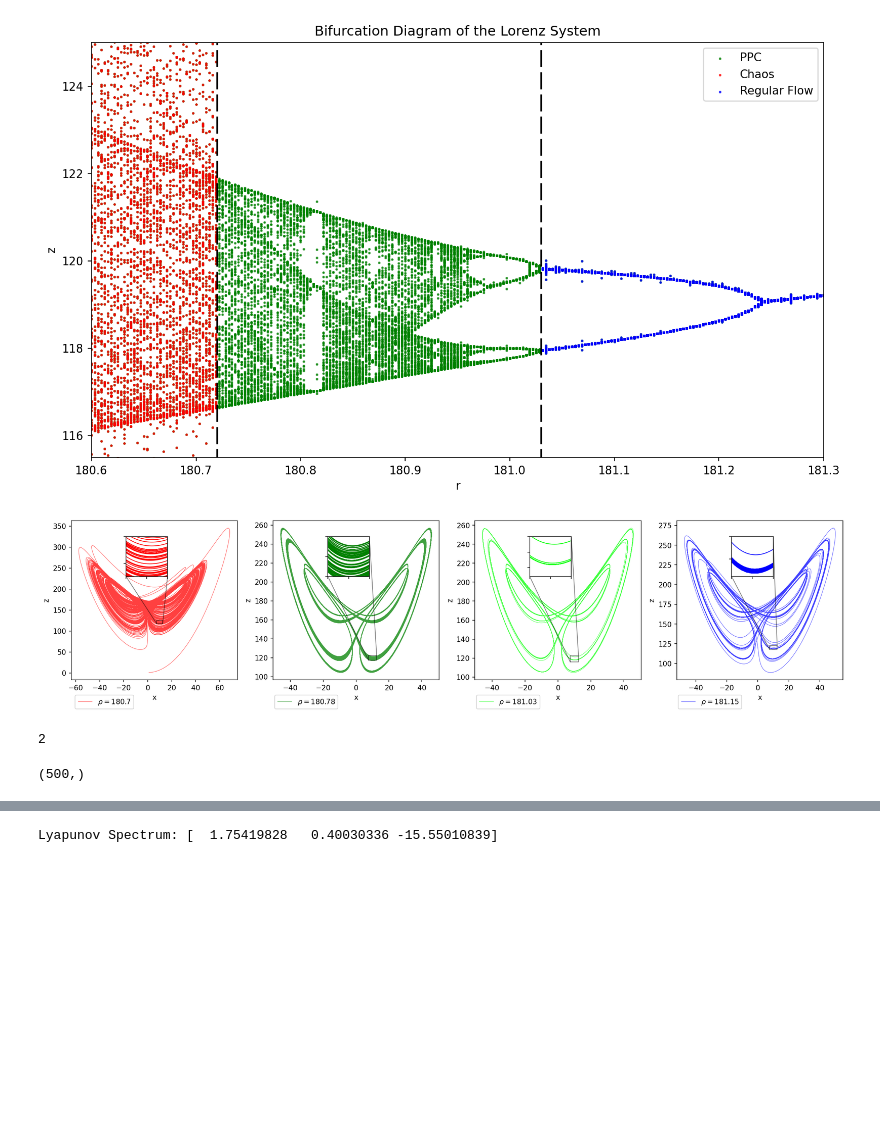
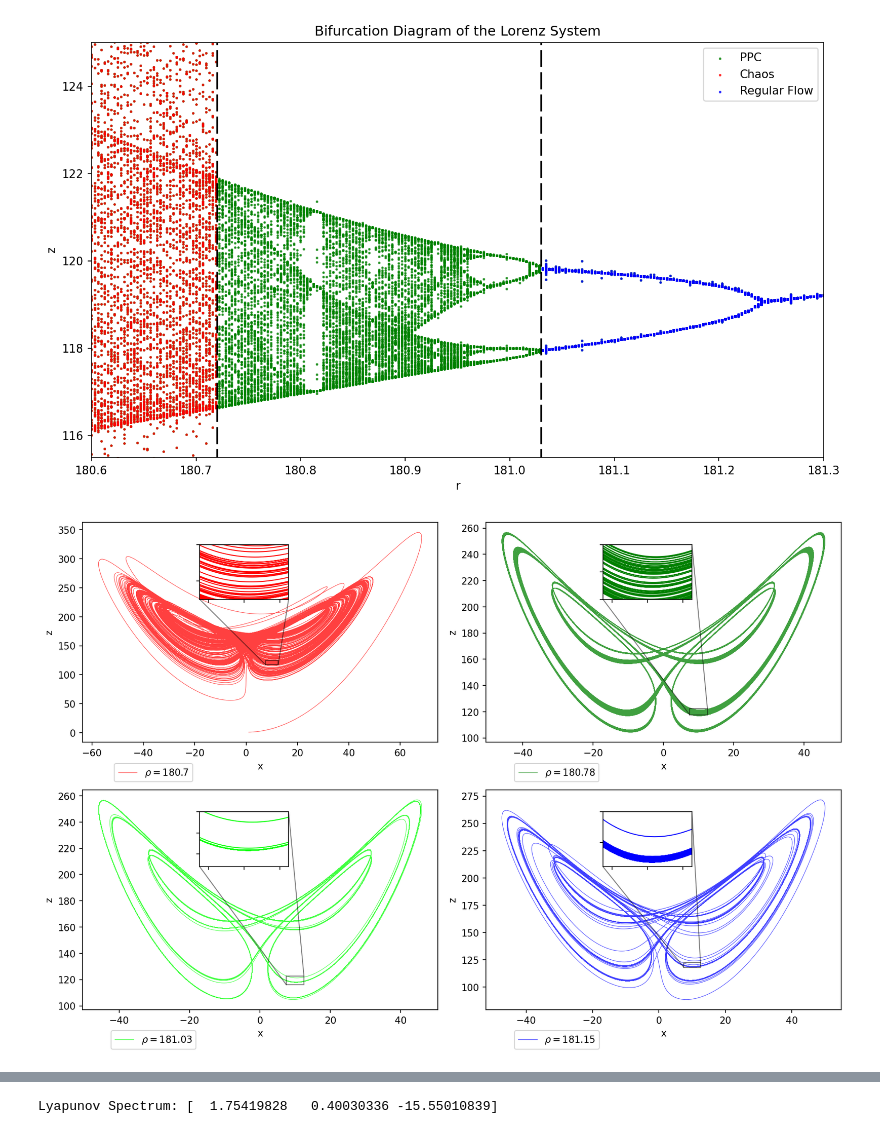
Before and after one commit to BKris2315/predicting-chaos-from-timeseries, a Jupyter notebook: notebooks/chaos_proj.ipynb, the cells around one changed output, grey strips where cells are left out. Drawn from its saved outputs; the diff is of its cells as text; code cells hidden in the pictures; blank space fills up the shorter version.

```diff
--- a/notebooks/chaos_proj.ipynb
+++ b/notebooks/chaos_proj.ipynb
@@ -113,34 +114,31 @@ initial_state = np.array([1.0, 1.0, 1.0], dtype=np.float64)
 # Solve the system
 res = solve_lorenz(r_values_spec, t_span, dt, initial_state, if_ode = True, method = 'LSODA')
 # %%
-fig, ax = plt.subplots(1,4, figsize = (16,4), dpi=150)
+fig, ax = plt.subplots(2,2, figsize = (12,8), dpi=150)
+ax = ax.flatten()
 
 colors = ['r', 'g', 'lime', 'b']
 
 x1s = [7.5, 7.5, 7.5, 7.5]
 x2s = [12.5, 12.5, 12.5, 12.5]
 y1s = [117.5,117.5, 116., 118]
 y2s = [125,122.5, 122.5, 122.5]
 
 for i in range(4):
     ax[i].plot(res['trajectories'][i][:,0], res['trajectories'][i][:,2], lw = .5, c = colors[i], alpha = .75, label= rf'$\rho={{{r_values_spec[i]}}}$')
     ax[i].set_xlabel("x")
     ax[i].set_ylabel("z")
     ax[i].legend(loc='upper center', bbox_to_anchor=(0.2, -0.075),
           fancybox=True, ncol=1)
 
     axins = ax[i].inset_axes([0.33, 0.65, 0.25, 0.25], xlim=(x1s[i], x2s[i]), ylim=(y1s[i], y2s[i]), xticklabels=[], yticklabels=[])
     axins.plot(res['trajectories'][i][:,0], res['trajectories'][i][:,2], c = colors[i], lw = 1)
     ax[i].indicate_inset_zoom(axins, edgecolor="black")
 plt.tight_layout()
+plt.savefig("../figs/lorenz_attractor_zoom.png", dpi = 150)
 plt.show()
 # %% [output]
-[figure, old version]
+[figure, new version]
-# %%
-pairs_with_d4 = generate_pairs_of_initial_states(5, 10e-4)
-len(pairs_with_d4)
-# %% [output]
-2
 # %%
 delta_dist = 1e-8
 pairs_with_d4 = generate_pairs_of_initial_states(5, delta_dist)
@@ -197,7 +196,3 @@ for i in range(pairs_with_d4[0].shape[0]):
     res2 = solve_lorenz(r_values, t_span, dt, pairs_with_d4[1][i], if_ode=True, method='LSODA', init_update=False)
     result_dict[i][0] = res1
     result_dict[i][1] = res2
-# %%
-t_eval[:lim:100].shape
-# %% [output]
-(500,)
```
Also changed, not shown: parts of 29 cells of this notebook, 11 other files.
